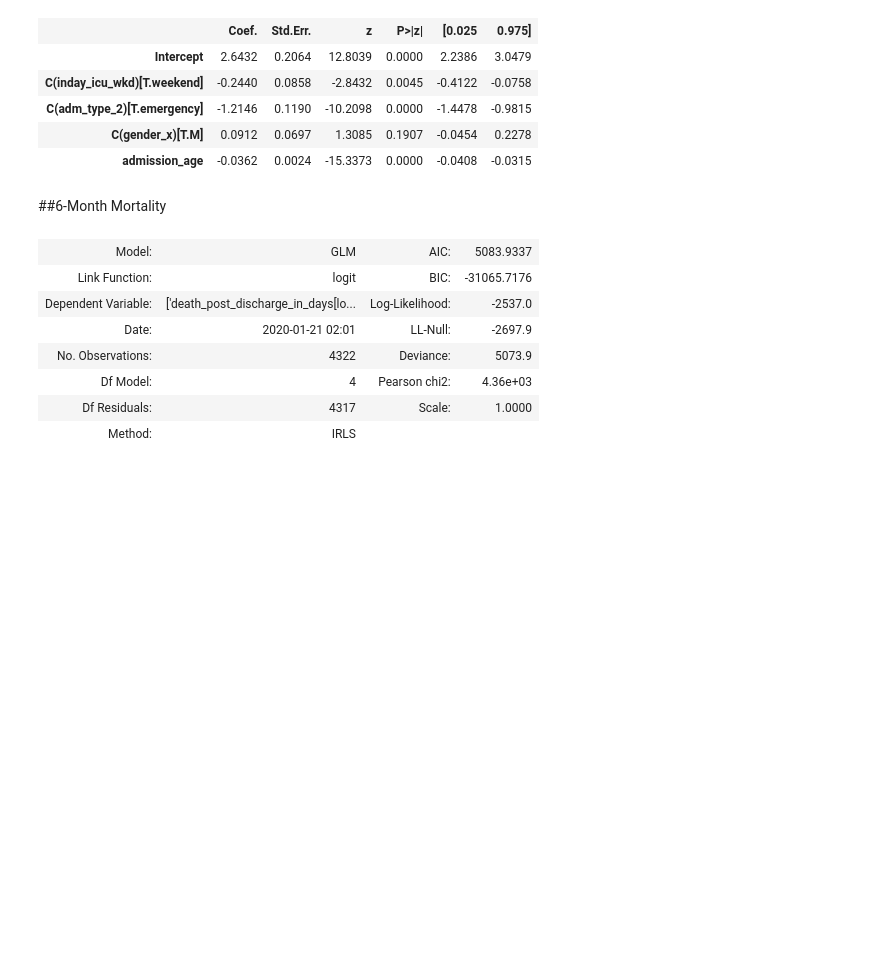
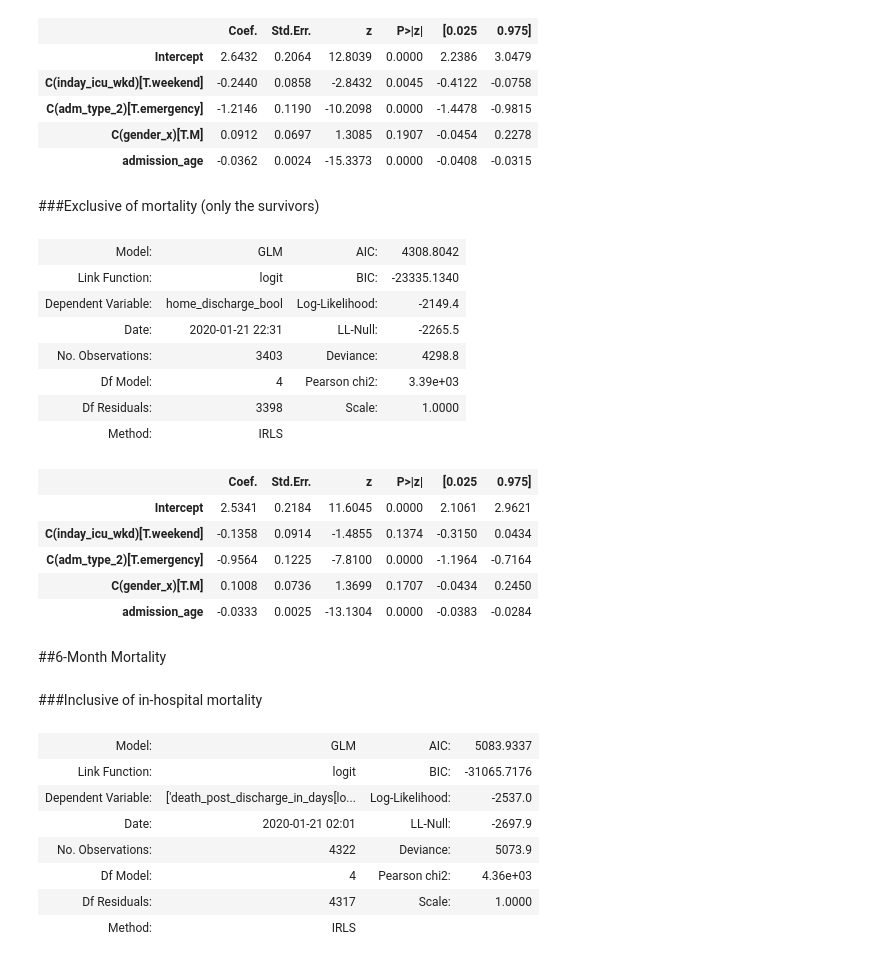
Before and after one commit to the-moose-machine/medical, a Jupyter notebook: WeekendStrokeMortality.ipynb, the cells around one changed output. Saved outputs shown, nothing was run; the diff lists cells and outputs as text; code cells hidden in the pictures; blank space fills up the shorter version.

```diff
--- a/WeekendStrokeMortality.ipynb
+++ b/WeekendStrokeMortality.ipynb
@@ -975,8 +1144,33 @@ adj_glm.summary2()
 | C(adm_type_2)[T.emergency] | -1.2146 | 0.1190 | -10.2098 | 0.0000 | -1.4478 | -0.9815 |
 | C(gender_x)[T.M] | 0.0912 | 0.0697 | 1.3085 | 0.1907 | -0.0454 | 0.2278 |
 | admission_age | -0.0362 | 0.0024 | -15.3373 | 0.0000 | -0.0408 | -0.0315 |
+# %% [markdown]
+###Exclusive of mortality (only the survivors)
+# %%
+#For Home Discharge adjusting for admission type, age and sex
+adj_glm = smf.glm('home_discharge_bool ~ C(inday_icu_wkd) + C(adm_type_2) + admission_age +C(gender_x)',
+                     data=df_survived, family=sm.families.Binomial()).fit()
+adj_glm.summary2()
+# drop1(adj.glm,test="Chisq")
+# %% [output]
+| Model: | GLM | AIC: | 4308.8042 |
+| Link Function: | logit | BIC: | -23335.1340 |
+| Dependent Variable: | home_discharge_bool | Log-Likelihood: | -2149.4 |
+| Date: | 2020-01-21 22:31 | LL-Null: | -2265.5 |
+| No. Observations: | 3403 | Deviance: | 4298.8 |
+| Df Model: | 4 | Pearson chi2: | 3.39e+03 |
+| Df Residuals: | 3398 | Scale: | 1.0000 |
+| Method: | IRLS |  |  |
+|  | Coef. | Std.Err. | z | P>|z| | [0.025 | 0.975] |
+| Intercept | 2.5341 | 0.2184 | 11.6045 | 0.0000 | 2.1061 | 2.9621 |
+| C(inday_icu_wkd)[T.weekend] | -0.1358 | 0.0914 | -1.4855 | 0.1374 | -0.3150 | 0.0434 |
+| C(adm_type_2)[T.emergency] | -0.9564 | 0.1225 | -7.8100 | 0.0000 | -1.1964 | -0.7164 |
+| C(gender_x)[T.M] | 0.1008 | 0.0736 | 1.3699 | 0.1707 | -0.0434 | 0.2450 |
+| admission_age | -0.0333 | 0.0025 | -13.1304 | 0.0000 | -0.0383 | -0.0284 |
 # %% [markdown]
 ##6-Month Mortality
+# %% [markdown]
+###Inclusive of in-hospital mortality
 # %%
 #For Death post Discharge adjusting for admission type, age and sex
 adj_glm = smf.glm('death_post_discharge_in_days ~ C(inday_icu_wkd) + C(adm_type_2) + admission_age +C(gender_x)',
```
Also changed, not shown: parts of 34 cells of this notebook.
